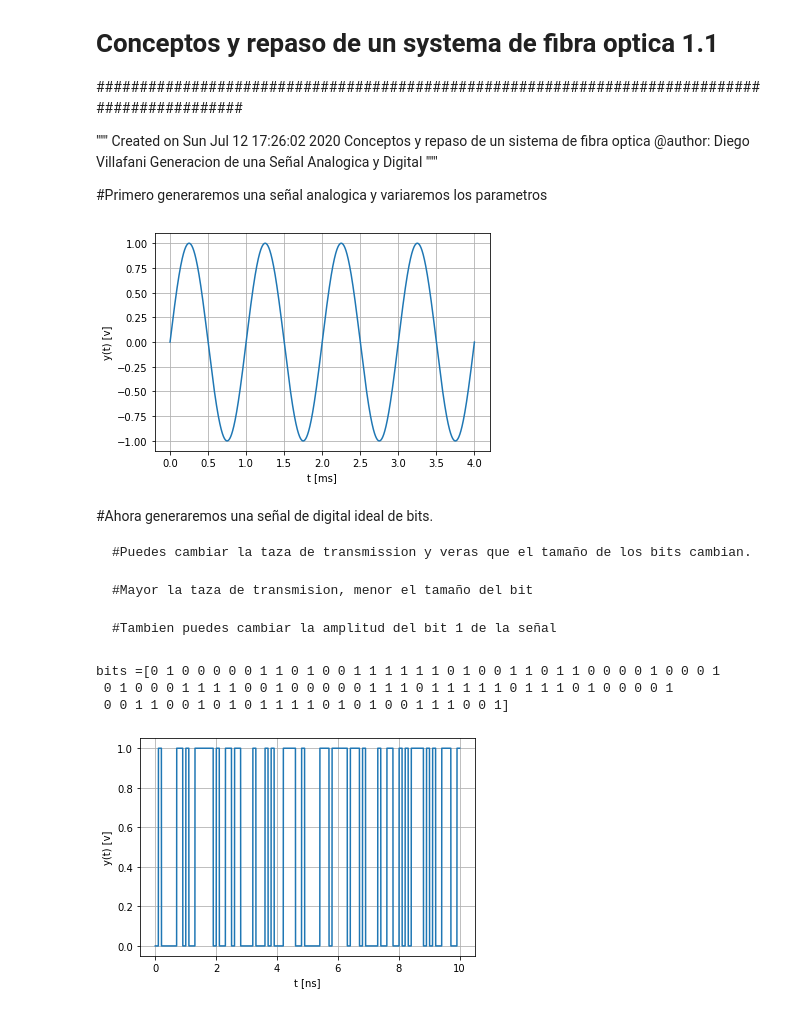
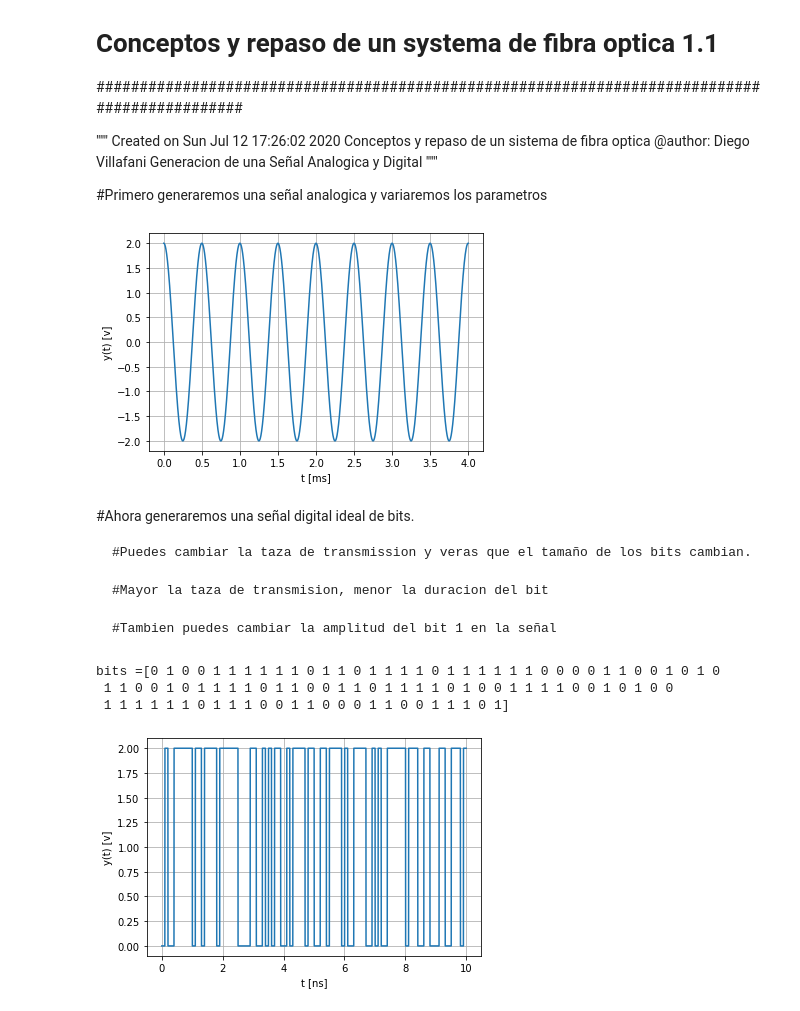
Before and after one commit to DiegoVillafani1/Red-de-transporte-de-fibra-optica-para-5G, a Jupyter notebook: 5G_clase_1.ipynb, the cells around one changed output. Saved outputs shown, nothing was run; the diff lists cells and outputs as text; code cells hidden in the pictures.

```diff
--- a/5G_clase_1.ipynb
+++ b/5G_clase_1.ipynb
@@ -21,9 +21,9 @@ import matplotlib.pyplot as plt
 #Luego corre este bloque con shift+enter para generar la señal
 
 #Parametros de la señal
-A=1               #Amplitud
-f=1000            #Frecuencia en Hertz
-theta=0*np.pi/2   #fase en radianes
+A=2               #Amplitud
+f=2000            #Frecuencia en Hertz
+theta=1*np.pi/2   #fase en radianes
 
 #Creando la señal
 
@@ -39,54 +39,53 @@ plt.grid(True)
 plt.plot(vector_t*1000,Vector_Señal)
 plt.ylabel('y(t) [v]')
 plt.xlabel('t [ms]')
-plt.savefig('plot.png', dpi=300)
 plt.show()
 # %% [output]
-[figure, old version]
+[figure, new version]
 # %% [markdown]
 
-#Ahora generaremos una señal de digital ideal de bits.
+#Ahora generaremos una señal digital ideal de bits.
 
     #Puedes cambiar la taza de transmission y veras que el tamaño de los bits cambian.
 
-    #Mayor la taza de transmision, menor el tamaño del bit
+    #Mayor la taza de transmision, menor la duracion del bit
 
-    #Tambien puedes cambiar la amplitud del bit 1 de la señal
+    #Tambien puedes cambiar la amplitud del bit 1 en la señal
 # %%
 #Numero de muestras
 numero_de_muestras=2**16
 tiempo_total=10e-9 #10 nanosegundo
 
 
 #Parametros de la señal
 
-Amplitud_bit_1=1 #Amplitud
+Amplitud_bit_1=2 #Amplitud
 Tasa_de_transmission=10e9 #Tasa de transmision en bits por segundo
 
 
 
 #Numero total de bits para el tiempo graficado
 numero_de_bits=np.around(tiempo_total/(1/Tasa_de_transmission))
 
 #Vector tiempo
 vector_t=np.linspace(0,tiempo_total,int(numero_de_muestras))
 
 #Bits aleatorios
 bits=np.random.randint(2, size=int(numero_de_bits))
 print("bits =" +str(bits))
 
 #Creando la señal
 Vector_Señal=Amplitud_bit_1*bits.repeat(np.ceil(numero_de_muestras/len(bits)), axis=0)
 
 #Graficando
 plt.grid(True)
 plt.plot(vector_t*1e9,Vector_Señal[0:len(vector_t)])
 plt.ylabel('y(t) [v]')
 plt.xlabel('t [ns]')
 plt.savefig('plot.png', dpi=300)
 plt.show()
 # %% [output]
-bits =[0 1 0 0 0 0 0 1 1 0 1 0 0 1 1 1 1 1 1 0 1 0 0 1 1 0 1 1 0 0 0 0 1 0 0 0 1
- 0 1 0 0 0 1 1 1 1 0 0 1 0 0 0 0 0 1 1 1 0 1 1 1 1 1 0 1 1 1 0 1 0 0 0 0 1
- 0 0 1 1 0 0 1 0 1 0 1 1 1 1 0 1 0 1 0 0 1 1 1 0 0 1]
+bits =[0 1 0 0 1 1 1 1 1 1 0 1 1 0 1 1 1 1 0 1 1 1 1 1 1 0 0 0 0 1 1 0 0 1 0 1 0
+ 1 1 0 0 1 0 1 1 1 1 0 1 1 0 0 1 1 0 1 1 1 1 0 1 0 0 1 1 1 1 0 0 1 0 1 0 0
+ 1 1 1 1 1 1 0 1 1 1 0 0 1 1 0 0 0 1 1 0 0 1 1 1 0 1]
-[figure, old version]
+[figure, new version]
```
